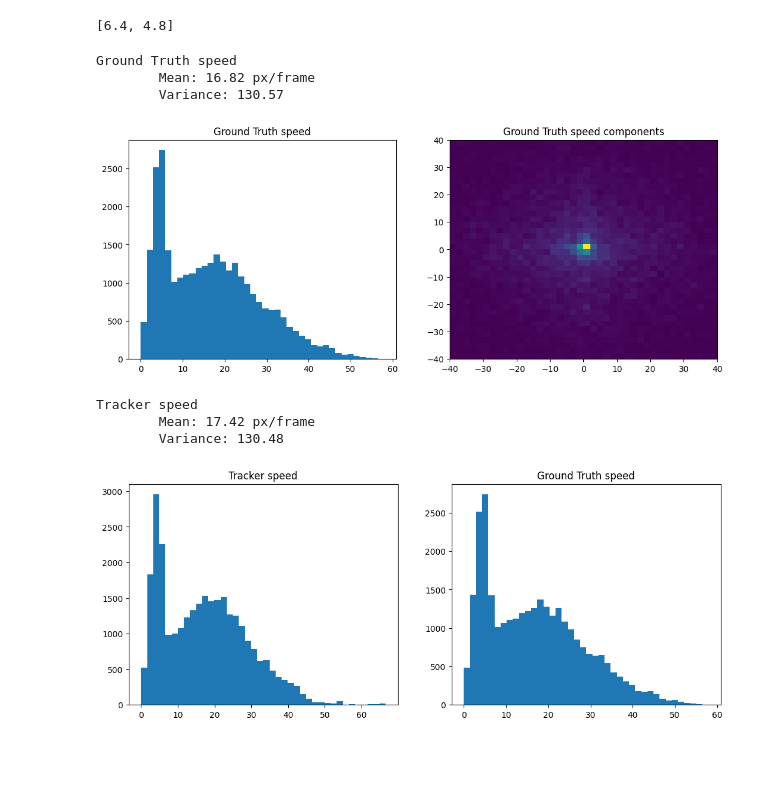
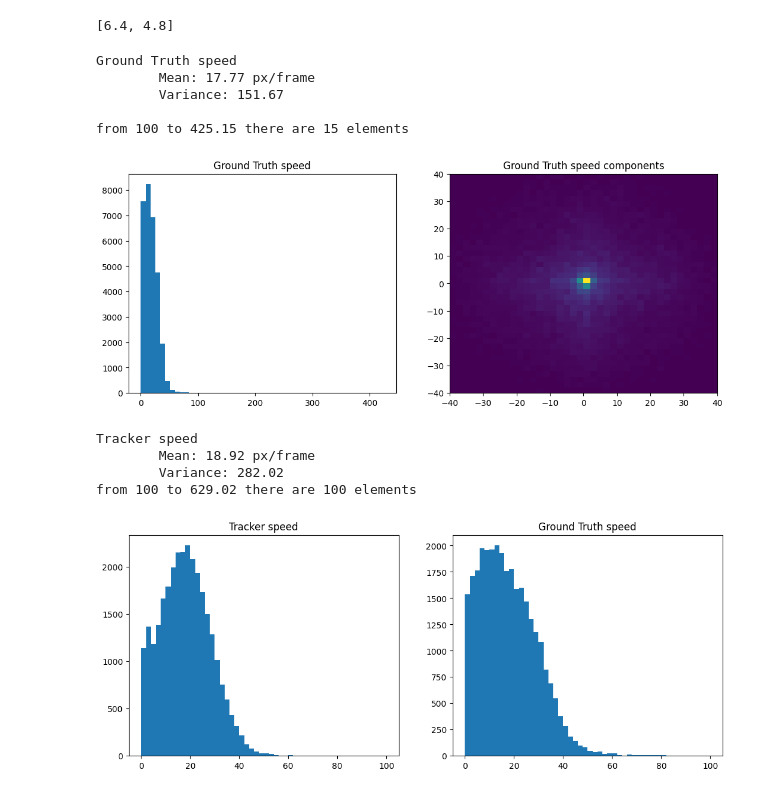
Before and after one commit to imatge-upc/AntTracking, a Jupyter notebook: histogramas.ipynb, the cells around one changed output. Saved outputs shown, nothing was run; the diff lists cells and outputs as text; code cells hidden in the pictures; blank space fills up the shorter version.

```diff
--- a/histogramas.ipynb
+++ b/histogramas.ipynb
@@ -59,30 +90,33 @@ def compute_iou(tracks1, tracks2):
 # %%
 
 gt_tracker = PrecomputedMOTTracker('./DATA/output_4_gt.txt')
-tracker = PrecomputedMOTTracker('./OUTPUT/ocsort_tracking_output_4.txt')
-
-tracks_assigner = MOTGroundTruthAssigner(iou_batch)
+#tracker = PrecomputedMOTTracker('./OUTPUT/ocsort_tracking_output_4_kalman.txt')
+#tracker = PrecomputedMOTTracker('./OUTPUT/output_4_track_with_dets_pca.txt')
+tracker = PrecomputedMOTTracker('./OUTPUT/output_4_pca.txt')
 # %%
-def concat_speed_and_iou(tracker: PrecomputedMOTTracker):
-    tck_id_sort = np.argsort(tracker.seq_dets[:, 1])
+def concat_speed_and_iou_and_ciou(tracker: PrecomputedMOTTracker):
+    tck_id_sort = np.argsort(tracker.seq_dets[:, 1], kind="stable")
 
     first_mask = ~(tracker.seq_dets[tck_id_sort[:-1], 1] == tracker.seq_dets[tck_id_sort[1:], 1])
     discontinuity_mask = ~((tracker.seq_dets[tck_id_sort[:-1], 0] + 1) == tracker.seq_dets[tck_id_sort[1:], 0])
 
-    dx, dy = speed(tracker.seq_dets[tck_id_sort[1:], 2:6], tracker.seq_dets[tck_id_sort[:-1], 2:6])
+    dx, dy = speed(tracker.seq_dets[tck_id_sort[:-1], 2:6], tracker.seq_dets[tck_id_sort[1:], 2:6])
     iou = compute_iou(tracker.seq_dets[tck_id_sort[1:], 2:6], tracker.seq_dets[tck_id_sort[:-1], 2:6])
+    ciou = compute_ciou(tracker.seq_dets[tck_id_sort[1:], 2:6], tracker.seq_dets[tck_id_sort[:-1], 2:6])
 
-    # TODO: Discontinuity mask could be used for dividing by the number of frames between detections
+    # NOTE: Discontinuity mask could be used for dividing by the number of frames between detections
 
     dx[first_mask & discontinuity_mask] = np.nan
     dy[first_mask & discontinuity_mask] = np.nan
     iou[first_mask & discontinuity_mask] = np.nan
+    ciou[first_mask & discontinuity_mask] = np.nan
 
     sorted_seqs = np.hstack(
         (tracker.seq_dets[tck_id_sort].reshape(-1, 10),
          np.concatenate(([np.nan], dx)).reshape(-1, 1),
          np.concatenate(([np.nan], dy)).reshape(-1, 1),
-         np.concatenate(([np.nan], iou)).reshape(-1, 1))
+         np.concatenate(([np.nan], iou)).reshape(-1, 1),
+         np.concatenate(([np.nan], ciou)).reshape(-1, 1))
     )
     tracker.seq_dets = np.empty(sorted_seqs.shape)
     tracker.seq_dets[tck_id_sort] = sorted_seqs
@@ -91,56 +125,61 @@ def concat_speed_and_iou(tracker: PrecomputedMOTTracker):
 # %%
 # Speed of gt_tracks, histogram, mean and variance
 if gt_tracker.seq_dets.shape[-1] == 10:
-    concat_speed_and_iou(gt_tracker)
+    concat_speed_and_iou_and_ciou(gt_tracker)
 
-gt_valid_mask = np.isfinite(gt_tracker.seq_dets[:, 12])
-gt_speed_mod = np.sqrt(np.linalg.norm(gt_tracker.seq_dets[gt_valid_mask, 10:12], axis=1))
+gt_valid_mask = np.isfinite(gt_tracker.seq_dets[:, 13]) # [:, 12] or [:, 13]
+gt_speed_mod = np.linalg.norm(gt_tracker.seq_dets[gt_valid_mask, 10:12], axis=1)
 
 gt_speed_mean = np.mean(gt_speed_mod)
 gt_speed_var = np.var(gt_speed_mod)
 
 plt.figure(figsize=(6.4 * 2, 4.8))
 plt.subplot(1, 2, 1)
-plt.hist(gt_speed_mod, bins=40)
+plt.hist(gt_speed_mod, bins=50)
 plt.title('Ground Truth speed')
 
 plt.subplot(1, 2, 2)
 plt.hist2d(gt_tracker.seq_dets[gt_valid_mask, 10], gt_tracker.seq_dets[gt_valid_mask, 11], bins=40, range=[[-40, 40], [-40, 40]])
 plt.title('Ground Truth speed components')
 
-print(f'Ground Truth speed\n\tMean: {gt_speed_mean:,.02f} px/frame\n\tVariance: {gt_speed_var:,.02f}')
+print(f'Ground Truth speed\n\tMean: {gt_speed_mean:,.02f} px/frame\n\tVariance: {gt_speed_var:,.02f}', end='\n\n')
+print(f'from 100 to {max(gt_speed_mod):.02f} there are {sum(gt_speed_mod > 100)} elements')
 # %% [output]
 Ground Truth speed
-        Mean: 16.82 px/frame
-        Variance: 130.57
+        Mean: 17.77 px/frame
+        Variance: 151.67
+
+from 100 to 425.15 there are 15 elements
-[figure, old version]
+[figure, new version]
 # %%
 # Speed of tracks, histogram, mean and variance
 if tracker.seq_dets.shape[-1] == 10:
     tracker.seq_dets = tracker.seq_dets[tracker.seq_dets[:, 0] <= gt_tracker.seq_dets[:, 0].max(), :]
-    concat_speed_and_iou(tracker)
+    concat_speed_and_iou_and_ciou(tracker)
 
 tck_valid_mask = np.isfinite(tracker.seq_dets[:, 12])
-tck_speed_mod = np.sqrt(np.linalg.norm(tracker.seq_dets[tck_valid_mask, 10:12], axis=1))
+tck_speed_mod = np.linalg.norm(tracker.seq_dets[tck_valid_mask, 10:12], axis=1)
 
 tck_speed_mean = np.mean(tck_speed_mod)
 tck_speed_var = np.var(tck_speed_mod)
 
 plt.figure(figsize=(6.4 * 2, 4.8))
 plt.subplot(1, 2, 1)
-plt.hist(tck_speed_mod, bins=40)
+plt.hist(tck_speed_mod, bins=50, range=(0, 100))
 plt.title('Tracker speed')
 
 plt.subplot(1, 2, 2)
-plt.hist(gt_speed_mod, bins=40)
+plt.hist(gt_speed_mod, bins=50, range=(0, 100))
 plt.title('Ground Truth speed')
 
 print(f'Tracker speed\n\tMean: {tck_speed_mean:,.02f} px/frame\n\tVariance: {tck_speed_var:,.02f}')
+print(f'from 100 to {max(tck_speed_mod):.02f} there are {sum(tck_speed_mod > 100)} elements')
 # %% [output]
 Tracker speed
-        Mean: 17.42 px/frame
-        Variance: 130.48
+        Mean: 18.92 px/frame
+        Variance: 282.02
+from 100 to 629.02 there are 100 elements
-[figure, old version]
+[figure, new version]
 # %%
 plt.figure(figsize=(6.4 * 2, 4.8))
 plt.subplot(1, 2, 1)
```
Also changed, not shown: parts of 6 cells of this notebook, 18 other files.
